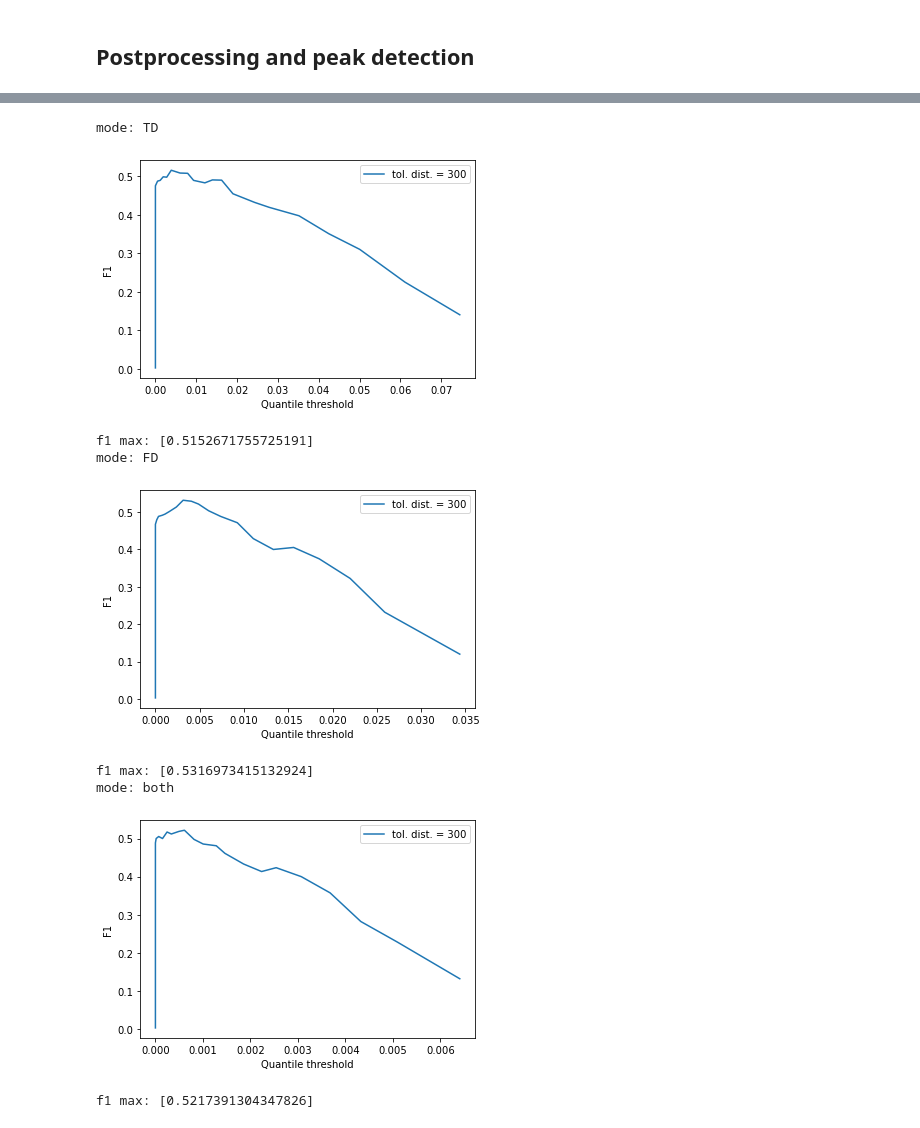
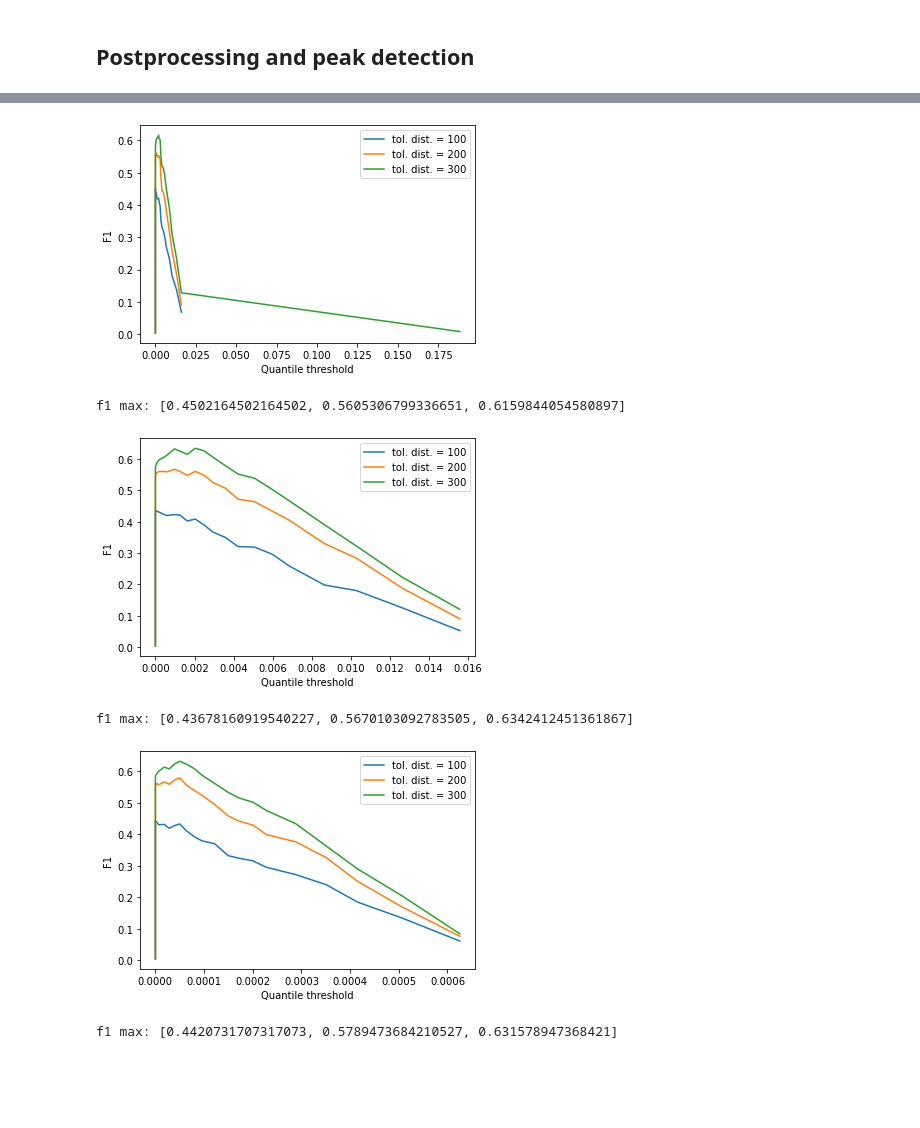
Before and after one commit to NhatVu/TIRE-custom, a Jupyter notebook: TIRE_workflow.ipynb, the cells around one changed output, grey strips where cells are left out. Saved outputs shown, nothing was run; the diff lists cells and outputs as text; code cells hidden in the pictures; blank space fills up the shorter version.

```diff
--- a/TIRE_workflow.ipynb
+++ b/TIRE_workflow.ipynb
@@ -94,15 +144,12 @@ number elements > 0: 287
 # %%
 reload(utils)
-f1s = workflow.get_f1(breakpoints)
+f1s = workflow.get_f1(testing_breakpoints)
 # %% [output]
+[figure, new version]
-mode: TD
+f1 max: [0.4502164502164502, 0.5605306799336651, 0.6159844054580897]
-[figure, old version]
+[figure, new version]
-f1 max: [0.5152671755725191]
-mode: FD
+f1 max: [0.43678160919540227, 0.5670103092783505, 0.6342412451361867]
-[figure, old version]
+[figure, new version]
-f1 max: [0.5316973415132924]
-mode: both
+f1 max: [0.4420731707317073, 0.5789473684210527, 0.631578947368421]
-[figure, old version]
-f1 max: [0.5217391304347826]
 # %%
 from tensorflow.python.client import device_lib
```
Also changed, not shown: parts of 14 cells of this notebook, 9 other files.
